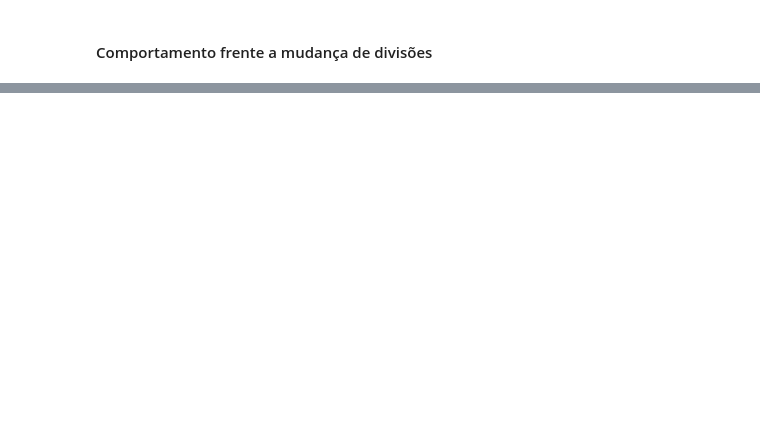
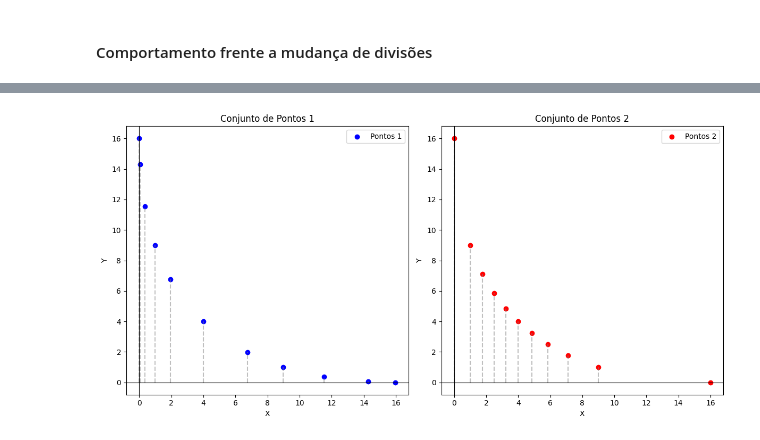
Before and after one commit to JunioCesarFerreira/NSGA-Studies, a Jupyter notebook: notebooks/nsga-comparations.ipynb, the cells around one changed output, grey strips where cells are left out. Saved outputs shown, nothing was run; the diff lists cells and outputs as text; code cells hidden in the pictures; blank space fills up the shorter version.

```diff
--- a/notebooks/nsga-comparations.ipynb
+++ b/notebooks/nsga-comparations.ipynb
@@ -621,0 +774,47 @@ plot(p4, 4, "NSGA-III PYMOO")
+# %%
+import numpy as np
+import matplotlib.pyplot as plt
+
+def plot_points_with_projections(points1, points2):
+    """
+    Plota dois conjuntos de pontos em gráficos separados com projeções no eixo X.
+
+    :param points1: Primeira lista de pontos (array Nx2).
+    :param points2: Segunda lista de pontos (array Nx2).
+    """
+    fig, axes = plt.subplots(1, 2, figsize=(12, 6))
+
+    # Plot para o primeiro conjunto de pontos
+    axes[0].scatter(points1[:, 0], points1[:, 1], color='blue', label="Pontos 1")
+    for x, y in points1:
+        axes[0].plot([x, x], [0, y], linestyle='--', color='gray', alpha=0.5)
+    axes[0].axhline(0, color='black', linewidth=0.8)
+    axes[0].axvline(0, color='black', linewidth=0.8)
+    axes[0].set_title("Conjunto de Pontos 1")
+    axes[0].set_xlabel("X")
+    axes[0].set_ylabel("Y")
+    axes[0].legend()
+
+    # Plot para o segundo conjunto de pontos
+    axes[1].scatter(points2[:, 0], points2[:, 1], color='red', label="Pontos 2")
+    for x, y in points2:
+        axes[1].plot([x, x], [0, y], linestyle='--', color='gray', alpha=0.5)
+    axes[1].axhline(0, color='black', linewidth=0.8)
+    axes[1].axvline(0, color='black', linewidth=0.8)
+    axes[1].set_title("Conjunto de Pontos 2")
+    axes[1].set_xlabel("X")
+    axes[1].set_ylabel("Y")
+    axes[1].legend()
+
+    plt.tight_layout()
+    plt.show()
+
+# Listas de pontos
+points1 = np.array(filtered_points)
+
+points2 = np.array(p4)
+
+# Plotar os pontos com projeções
+plot_points_with_projections(points1, points2)
+# %% [output]
+[figure, added]
```
Also changed, not shown: parts of 15 cells of this notebook.
